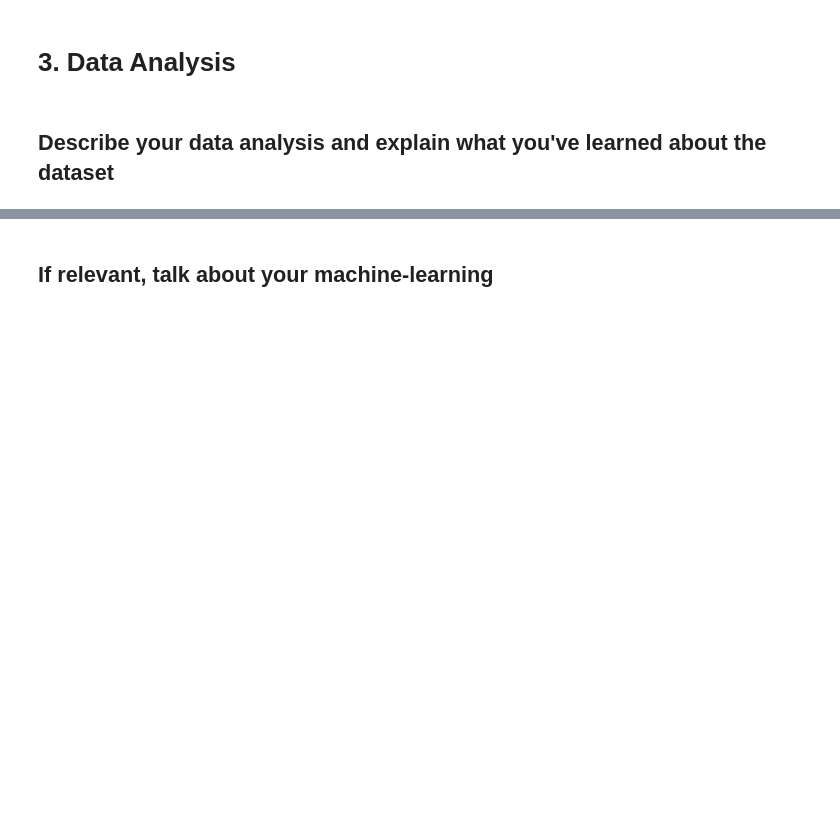
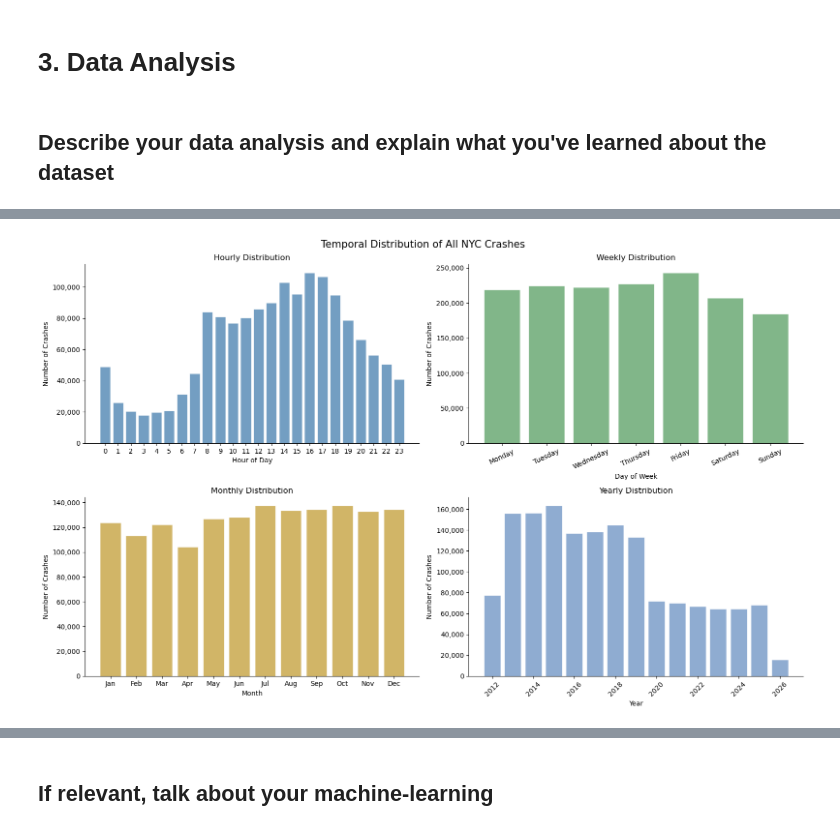
Before and after one commit to bonluc/02806_social_data_analysis_project, a Jupyter notebook: explainer_notebook.ipynb, the cells around one changed output, grey strips where cells are left out. Drawn from its saved outputs; the diff is of its cells as text; code cells hidden in the pictures; blank space fills up the shorter version.

```diff
--- a/explainer_notebook.ipynb
+++ b/explainer_notebook.ipynb
@@ -29,0 +146,55 @@ The goal was to present a clear accessible analysis to the user higlighting esse
+# %%
+_date  = pd.to_datetime(crash_df['c_CRASH DATE'])
+_hour  = pd.to_datetime(crash_df['c_CRASH TIME'].astype(str), format='mixed', errors='coerce').dt.hour
+
+weekday_order = ['Monday', 'Tuesday', 'Wednesday', 'Thursday', 'Friday', 'Saturday', 'Sunday']
+month_labels  = ['Jan', 'Feb', 'Mar', 'Apr', 'May', 'Jun',
+                 'Jul', 'Aug', 'Sep', 'Oct', 'Nov', 'Dec']
+
+hour_counts    = _hour.value_counts().sort_index()
+weekday_counts = _date.dt.day_name().value_counts().reindex(weekday_order)
+month_counts   = _date.dt.month.value_counts().sort_index().reindex(range(1, 13))
+year_counts    = _date.dt.year.value_counts().sort_index()
+
+bar_kw = dict(alpha=0.85, edgecolor='white', linewidth=0.4)
+
+fig, axes = plt.subplots(2, 2, figsize=(16, 10))
+fig.suptitle('Temporal Distribution of All NYC Crashes', fontsize=15)
+
+axes[0, 0].bar(hour_counts.index, hour_counts.values, color='#5B8DB8', **bar_kw)
+axes[0, 0].set_title('Hourly Distribution')
+axes[0, 0].set_xlabel('Hour of Day')
+axes[0, 0].set_ylabel('Number of Crashes')
+axes[0, 0].set_xticks(range(0, 24))
+axes[0, 0].yaxis.set_major_formatter(plt.FuncFormatter(lambda x, _: f'{int(x):,}'))
+
+axes[0, 1].bar(weekday_order, weekday_counts.values, color='#6BAA75', **bar_kw)
+axes[0, 1].set_title('Weekly Distribution')
+axes[0, 1].set_xlabel('Day of Week')
+axes[0, 1].set_ylabel('Number of Crashes')
+axes[0, 1].tick_params(axis='x', rotation=25)
+axes[0, 1].yaxis.set_major_formatter(plt.FuncFormatter(lambda x, _: f'{int(x):,}'))
+
+axes[1, 0].bar(range(1, 13), month_counts.values, color='#C9A84C', **bar_kw)
+axes[1, 0].set_title('Monthly Distribution')
+axes[1, 0].set_xlabel('Month')
+axes[1, 0].set_ylabel('Number of Crashes')
+axes[1, 0].set_xticks(range(1, 13))
+axes[1, 0].set_xticklabels(month_labels)
+axes[1, 0].yaxis.set_major_formatter(plt.FuncFormatter(lambda x, _: f'{int(x):,}'))
+
+axes[1, 1].bar(year_counts.index, year_counts.values, color='#7B9EC9', **bar_kw)
+axes[1, 1].set_title('Yearly Distribution')
+axes[1, 1].set_xlabel('Year')
+axes[1, 1].set_ylabel('Number of Crashes')
+axes[1, 1].tick_params(axis='x', rotation=45)
+axes[1, 1].yaxis.set_major_formatter(plt.FuncFormatter(lambda x, _: f'{int(x):,}'))
+
+for ax in axes.flat:
+    ax.spines['top'].set_visible(False)
+    ax.spines['right'].set_visible(False)
+
+plt.tight_layout()
+plt.show()
+# %% [output]
+[figure, added]
```
Also changed, not shown: parts of 56 cells of this notebook.
